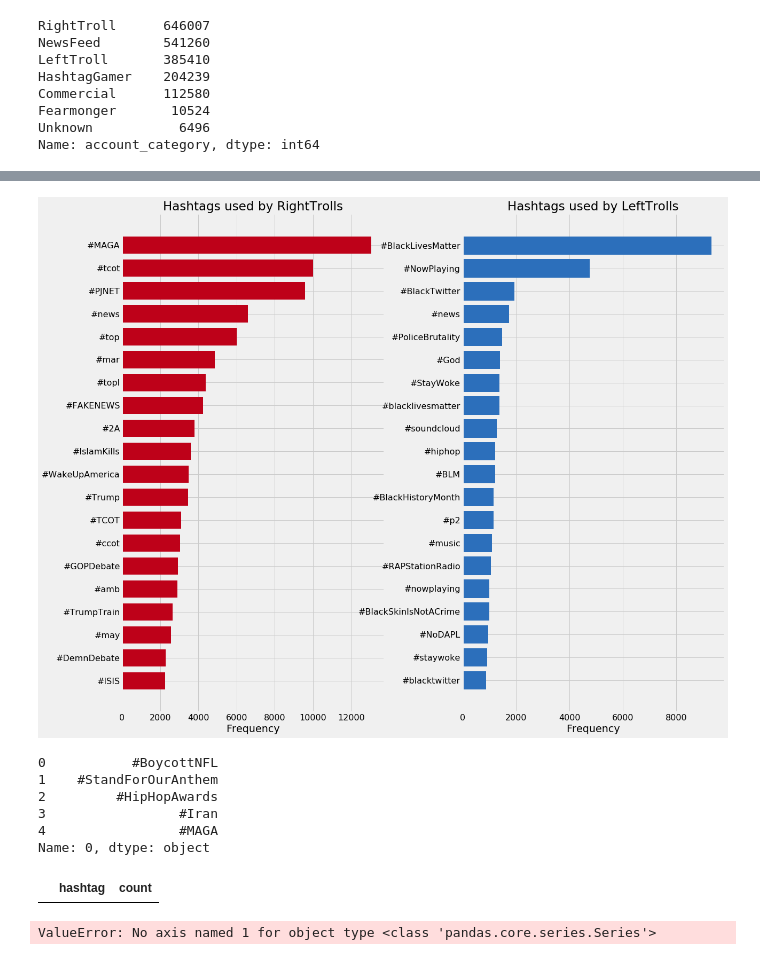
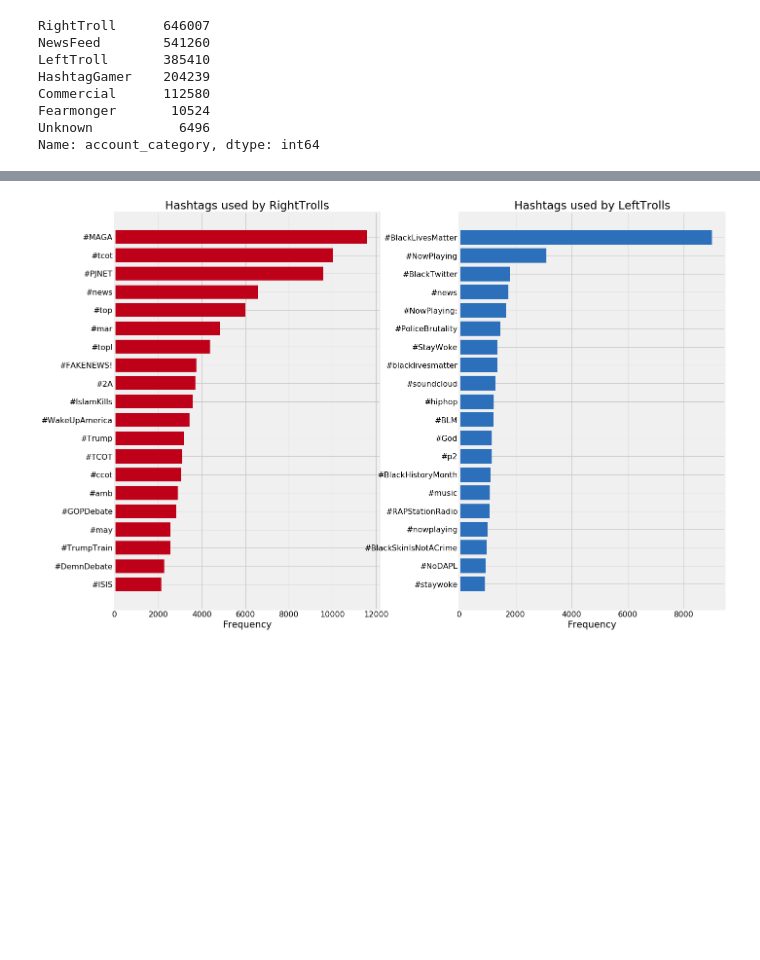
Before and after one commit to gcdunn/twitter-sockpuppet-nlp, a Jupyter notebook: Hashtag-Analysis-3.ipynb, the cells around one changed output, grey strips where cells are left out. Cells and saved outputs as stored; diff of their text form; code cells hidden in the pictures; blank space fills up the shorter version.

```diff
--- a/Hashtag-Analysis-3.ipynb
+++ b/Hashtag-Analysis-3.ipynb
@@ -128,53 +132,30 @@ plt.show()
 # %%
-fig = plt.figure(figsize=(18,16))
+fig = plt.figure(figsize=(20,15))
 bar_width = 0.75
 bar_space = 0.5
 
 plt.subplot(1,2,1)
 top20right = right_hashtag_freq.most_common(20)
 keys = [x[0] for x in top20right]
 vals = [x[1] for x in top20right]
-
 xpos = range(len(vals),0,-1)
 plt.barh(xpos, vals, bar_width, color='#be0119')
 plt.yticks(xpos,keys)
 plt.title('Hashtags used by RightTrolls')
 plt.xlabel('Frequency')
 
 plt.subplot(1,2,2)
 top20left = left_hashtag_freq.most_common(20)
 keys = [x[0] for x in top20left]
 vals = [x[1] for x in top20left]
 
 xpos = range(len(vals),0,-1)
 plt.barh(xpos, vals, color='#2c6fbb')
 plt.yticks(xpos,keys)
 plt.title('Hashtags used by LeftTrolls')
 plt.xlabel('Frequency')
 
 plt.subplots_adjust(wspace=0.3)
 plt.show()
 # %% [output]
-[figure, old version]
+[figure, new version]
-# %%
-hashtag_vector_df.head()
-# %% [output]
-0           #BoycottNFL
-1    #StandForOurAnthem
-2         #HipHopAwards
-3                 #Iran
-4                 #MAGA
-Name: 0, dtype: object
-# %%
-for hashtag in hashtag_frequency_df.hashtag:
-    print(hashtag)
-    # make columns to encode presence of hashtags
-    hashtag_vector_df['{}'.format(hashtag)] = hashtag_vector_df.apply(lambda hashtag_list: int(set(hashtag).issubset(hashtag_list)))
-hashtag_frequency_df.head()
-# %% [output]
-|  | hashtag | count |
-# %%
-#drop the row labels
-hashtag_matrix = hashtag_vector_df.drop('hashtag', axis=1)
-# %% [output]
-ValueError: No axis named 1 for object type <class 'pandas.core.series.Series'>
```
Also changed, not shown: parts of 5 cells of this notebook, 3 other files.
